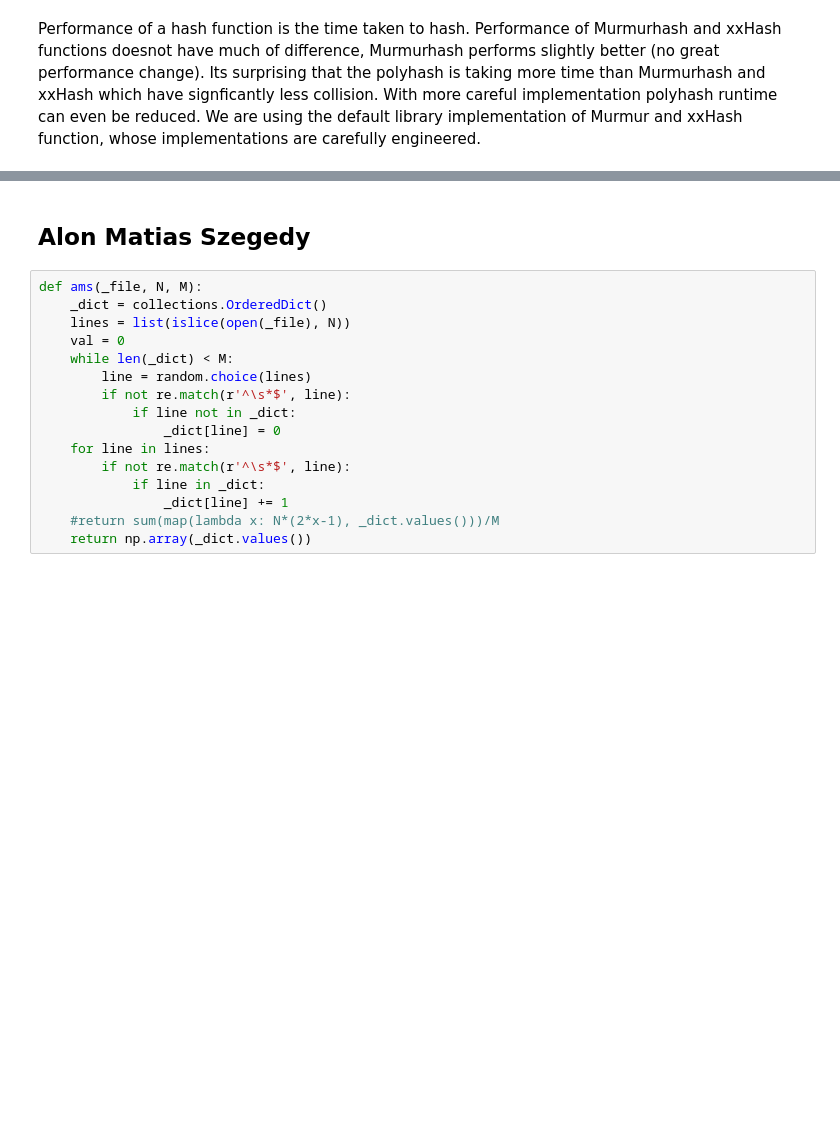
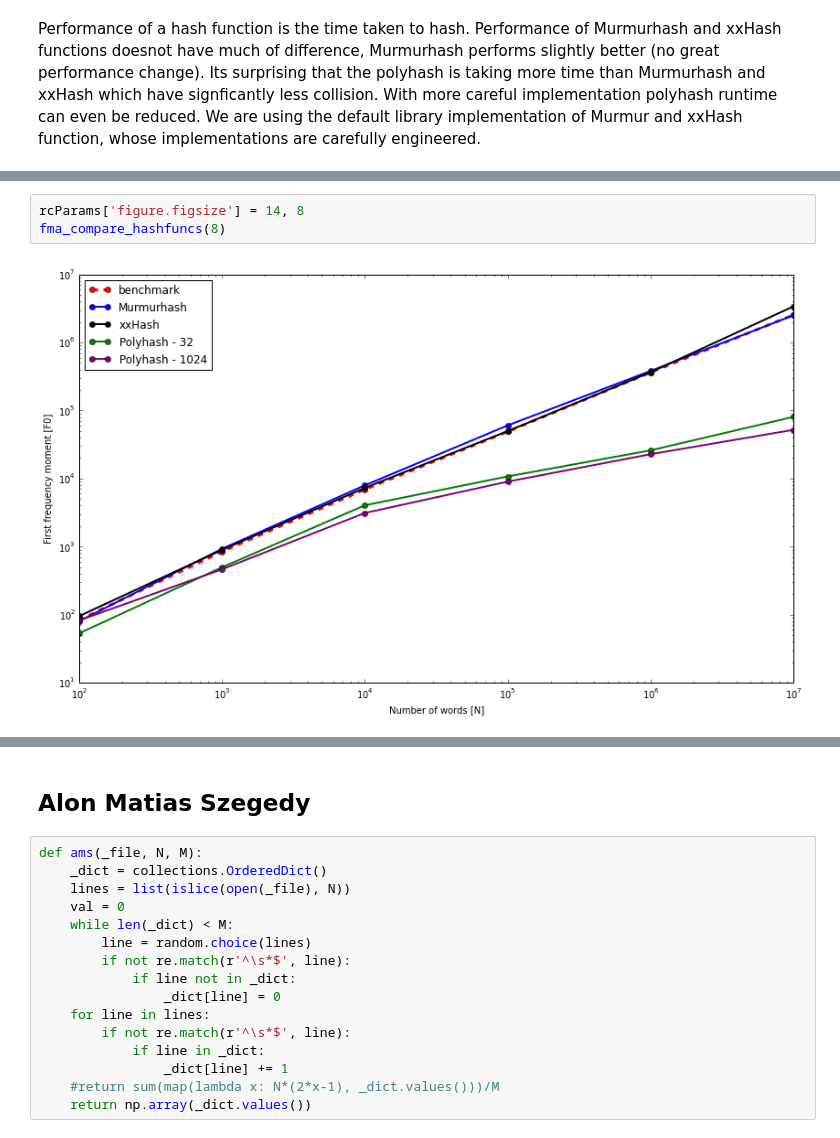
Before and after one commit to cle-ment/aalto-frequency-moments, a Jupyter notebook: Report.ipynb, the cells around one changed output, grey strips where cells are left out. Saved outputs shown, nothing was run; the diff lists cells and outputs as text; blank space fills up the shorter version.

```diff
--- a/Report.ipynb
+++ b/Report.ipynb
@@ -91,0 +123,5 @@ Plots show the performance of hash functions with same data and different seeds.
+# %%
+rcParams['figure.figsize'] = 14, 8
+fma_compare_hashfuncs(8)
+# %% [output]
+[figure, added]
```
Also changed, not shown: parts of 30 cells of this notebook.
